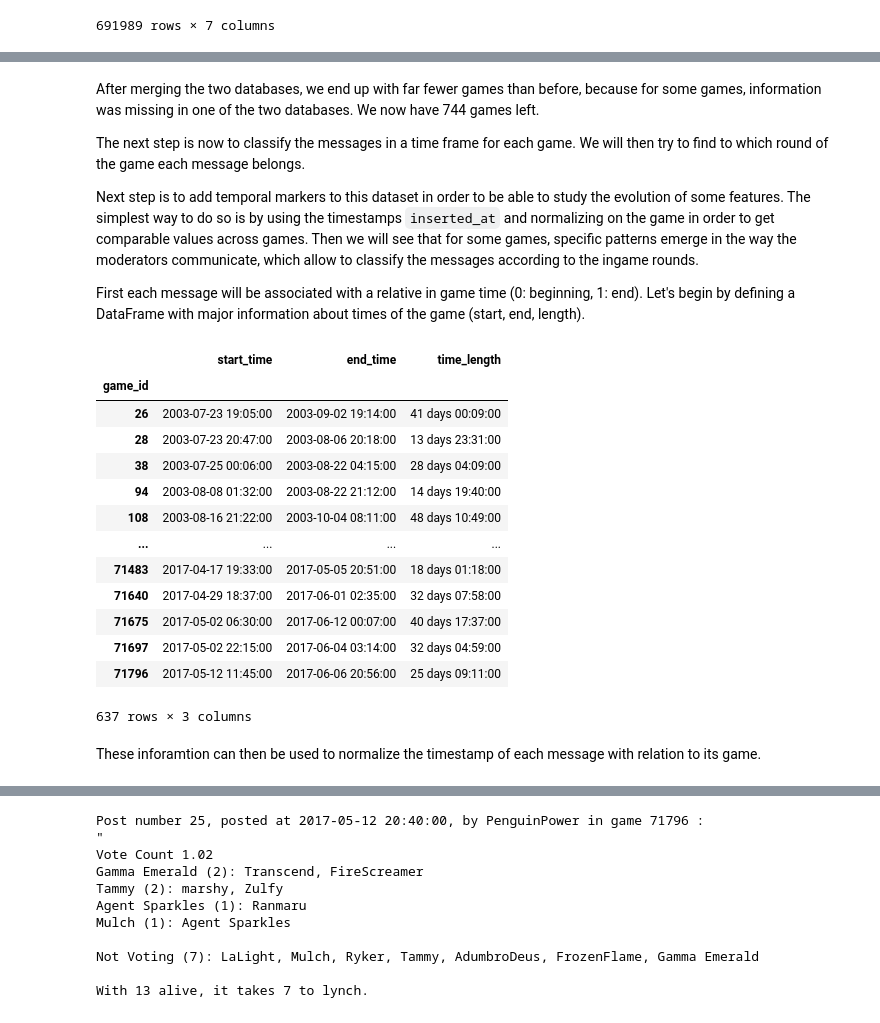
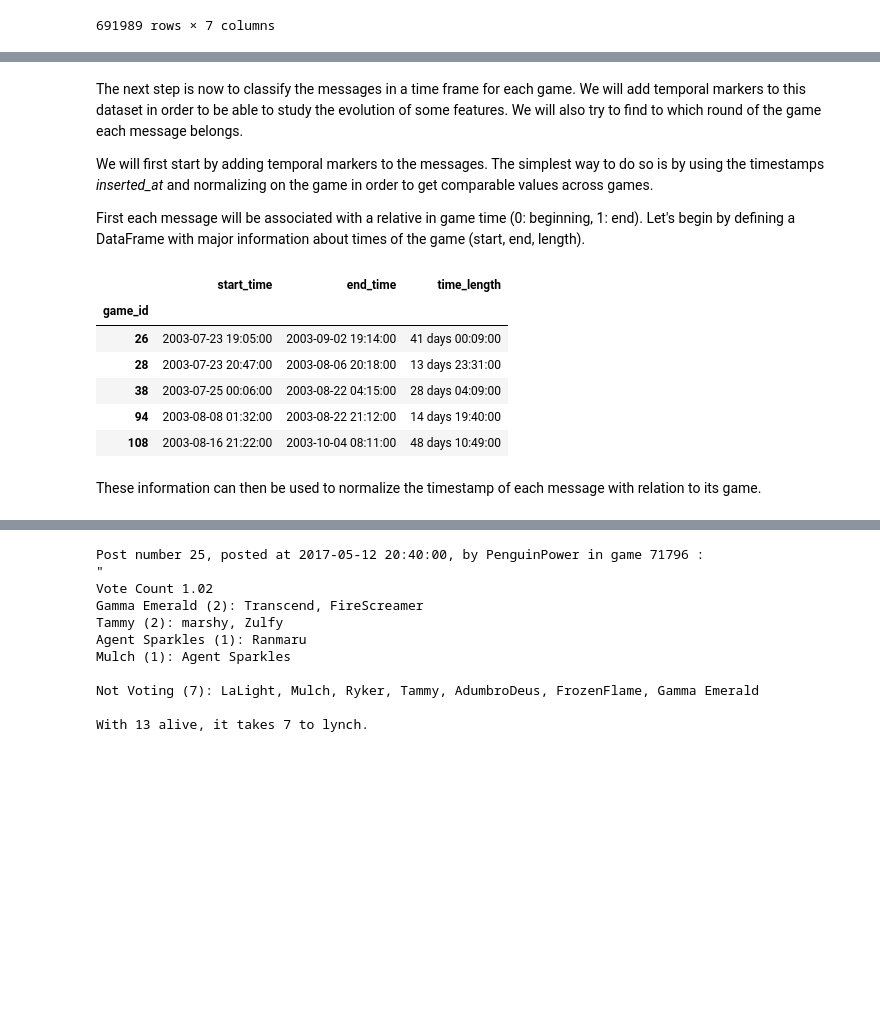
Before and after one commit to epfl-ada/ada-2020-project-milestone-p3-p3_bamboozled-gang, a Jupyter notebook: project_report.ipynb, the cells around one changed output, grey strips where cells are left out. Drawn from its saved outputs; the diff is of its cells as text; code cells hidden in the pictures; blank space fills up the shorter version.

```diff
--- a/project_report.ipynb
+++ b/project_report.ipynb
@@ -173,7 +169,8 @@ After the game is over, players often start talking about what happened during t
 First of all, we will search in the messages sent by the moderator for all those that give the result of a vote. Indeed, a game ends with the elimination of a player leading to the victory of one of the two sides (["the good guys" or "the bad guys"](https://www.youtube.com/watch?v=gDIlTlkOBYc) depending on how you see things).
 # %%
 # We search in the messages sent by the moderator the posts telling the results of the votes
-vote_counts = moderator_posts[moderator_posts["content"].str.contains("vote ?count|vc|not voting \(", case=False)].copy()
+vote_counts = moderator_posts[moderator_posts["content"].str.contains("vote ?count|vc|not voting \("
+                                                                      , case=False)].copy()
 vote_counts.head()
 # %% [output]
 |  |  | content | inserted_at | post_no |
@@ -324,38 +315,35 @@ len(np.unique(messages_players.reset_index().game_id))
 # %% [markdown]
-After merging the two databases, we end up with far fewer games than before, because for some games, information was missing in one of the two databases. We now have 744 games left.
+The next step is now to classify the messages in a time frame for each game. We will add temporal markers to this dataset in order to be able to study the evolution of some features. We will also try to find to which round of the game each message belongs.
 
-The next step is now to classify the messages in a time frame for each game. We will then try to find to which round of the game each message belongs.
-
-Next step is to add temporal markers to this dataset in order to be able to study the evolution of some features. The simplest way to do so is by using the timestamps `inserted_at` and normalizing on the game in order to get comparable values across games. Then we will see that for some games, specific patterns emerge in the way the moderators communicate, which allow to classify the messages according to the ingame rounds.
+We will first start by adding temporal markers to the messages. The simplest way to do so is by using the timestamps *inserted_at* and normalizing on the game in order to get comparable values across games.
 
 First each message will be associated with a relative in game time (0: beginning, 1: end). Let's begin by defining a DataFrame with major information about times of the game (start, end, length).
 # %%
+# Create a new dataframe that will contains the starting time of the game, the ending time and the length
 df_game_times = pd.DataFrame(np.unique(messages_players.game_id), columns=['game_id'])
+
+# The starting time is simply the time when the moderator sent his first message
 df_game_times['start_time'] = [moderator_posts.loc[game_id,:].inserted_at.iloc[0] for game_id in df_game_times.game_id]
+
+# The ending time is when the moderator announce the results of the final votes
 df_game_times['end_time'] = [moderator_posts.loc[game_id,:][moderator_posts.loc[game_id,:].post_no ==last_posts.loc[game_id]].inserted_at[-1]
            for game_id in df_game_times.game_id]
 
+# Calculate the length of the game (length = end - start)
 df_game_times['time_length'] = df_game_times['end_time']-df_game_times['start_time']
+
 df_game_times = df_game_times.set_index('game_id')
-
-df_game_times
+df_game_times.head()
 # %% [output]
 |  | start_time | end_time | time_length |
 | game_id |  |  |  |
 | 26 | 2003-07-23 19:05:00 | 2003-09-02 19:14:00 | 41 days 00:09:00 |
 | 28 | 2003-07-23 20:47:00 | 2003-08-06 20:18:00 | 13 days 23:31:00 |
 | 38 | 2003-07-25 00:06:00 | 2003-08-22 04:15:00 | 28 days 04:09:00 |
 | 94 | 2003-08-08 01:32:00 | 2003-08-22 21:12:00 | 14 days 19:40:00 |
 | 108 | 2003-08-16 21:22:00 | 2003-10-04 08:11:00 | 48 days 10:49:00 |
-| ... | ... | ... | ... |
-| 71483 | 2017-04-17 19:33:00 | 2017-05-05 20:51:00 | 18 days 01:18:00 |
-| 71640 | 2017-04-29 18:37:00 | 2017-06-01 02:35:00 | 32 days 07:58:00 |
-| 71675 | 2017-05-02 06:30:00 | 2017-06-12 00:07:00 | 40 days 17:37:00 |
-| 71697 | 2017-05-02 22:15:00 | 2017-06-04 03:14:00 | 32 days 04:59:00 |
-| 71796 | 2017-05-12 11:45:00 | 2017-06-06 20:56:00 | 25 days 09:11:00 |
-637 rows × 3 columns
 # %% [markdown]
-These inforamtion can then be used to normalize the timestamp of each message with relation to its game.
+These information can then be used to normalize the timestamp of each message with relation to its game.
 # %%
 rel_time = []
 
```
Also changed, not shown: parts of 19 cells of this notebook.
